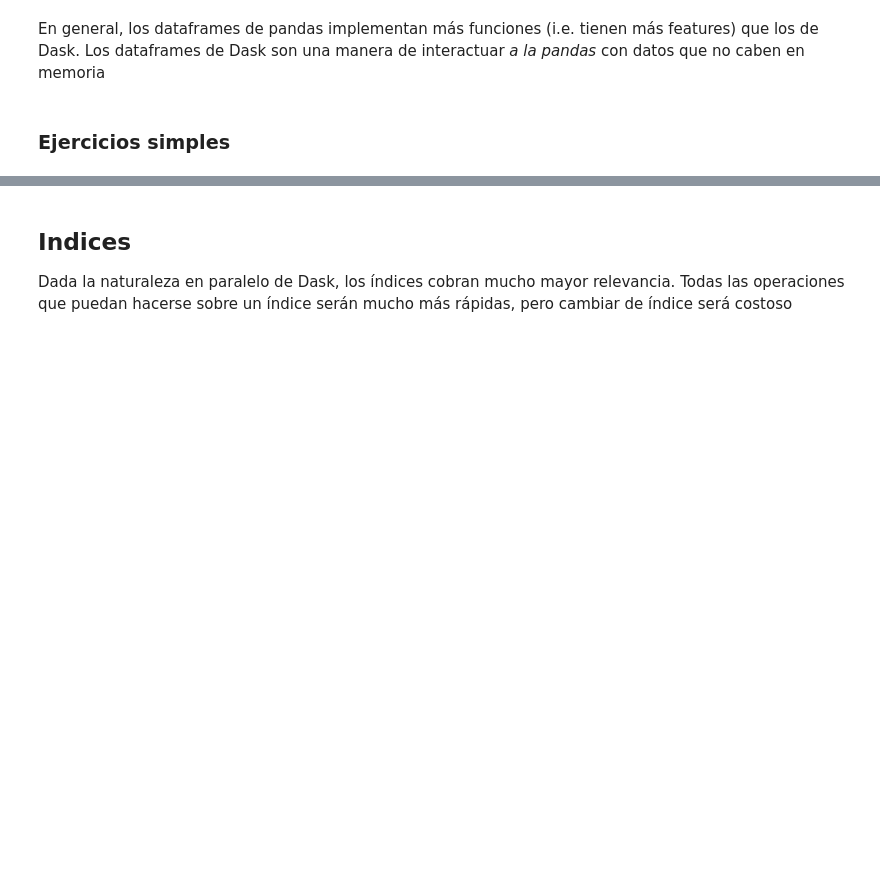
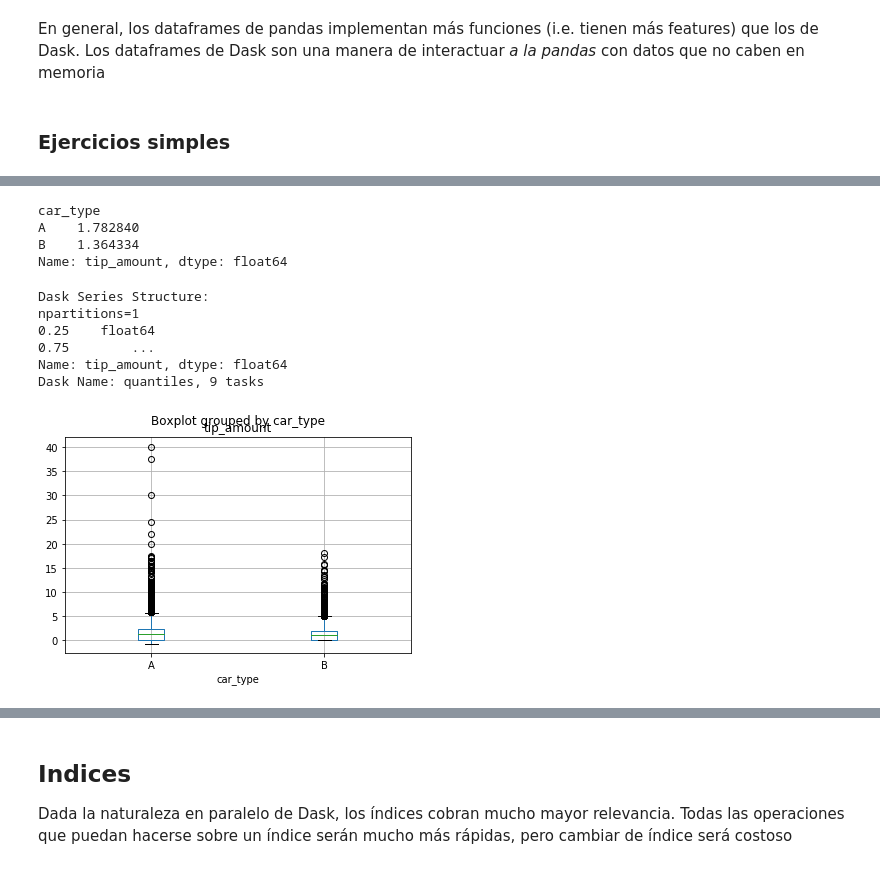
Before and after one commit to arinarmo/dask-intro, a Jupyter notebook: notebooks/dask_intro.ipynb, the cells around one changed output, grey strips where cells are left out. Saved outputs shown, nothing was run; the diff lists cells and outputs as text; code cells hidden in the pictures; blank space fills up the shorter version.

```diff
--- a/notebooks/dask_intro.ipynb
+++ b/notebooks/dask_intro.ipynb
@@ -309,2 +388,8 @@ En general, los dataframes de pandas implementan más funciones (i.e. tienen má
 # %%
 # Calcula la propina promedio para cada tipo de coche (A, B)
+trips_df.groupby("car_type").tip_amount.mean().compute()
+# %% [output]
+car_type
+A    1.782840
+B    1.364334
+Name: tip_amount, dtype: float64
@@ -314,0 +398,25 @@ En general, los dataframes de pandas implementan más funciones (i.e. tienen má
+# %%
+# Grafica dos boxplot para comparar la distribución de propina según el tipo de coche
+
+# La manera chafa: ¿Por qué es chafa?
+local_df = trips_df[["car_type", "tip_amount"]].compute()
+local_df.boxplot(column="tip_amount", by="car_type")
+
+# La manera buena: calcular los elementos del boxplot y hacerlo con matplotlib (no lo pienso hacer)
+
+# La barra del boxplot
+trips_df.groupby("car_type")["tip_amount"].mean().compute()
+
+# La caja
+trips_df[trips_df.car_type == "A"].tip_amount.quantile(q=[0.25, 0.75]).quantile()
+trips_df[trips_df.car_type == "B"].tip_amount.quantile(q=[0.25, 0.75]).quantile()
+
+# Los brazos, etc
+# %% [output]
+Dask Series Structure:
+npartitions=1
+0.25    float64
+0.75        ...
+Name: tip_amount, dtype: float64
+Dask Name: quantiles, 9 tasks
+[figure, added]
```
Also changed, not shown: parts of 25 cells of this notebook.
